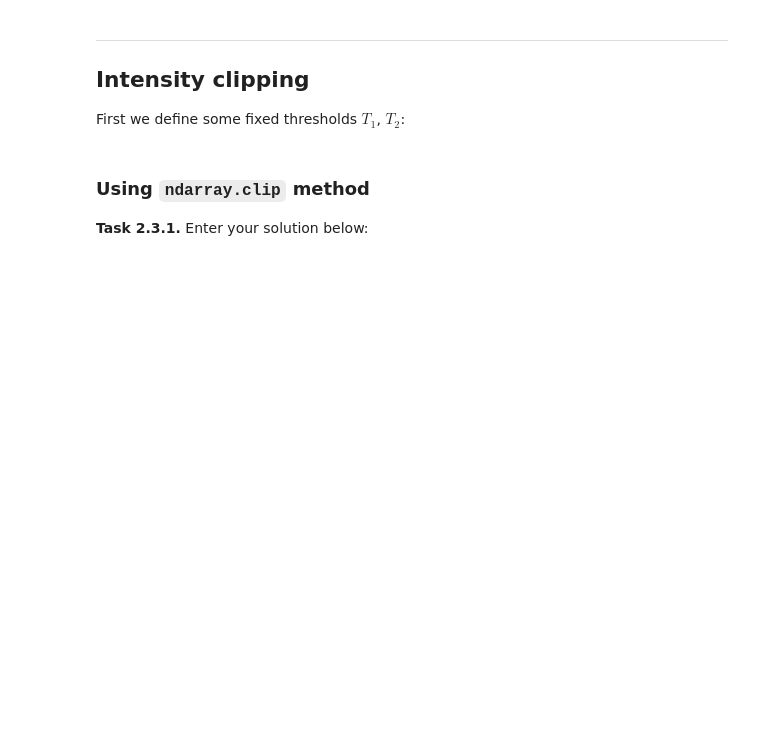
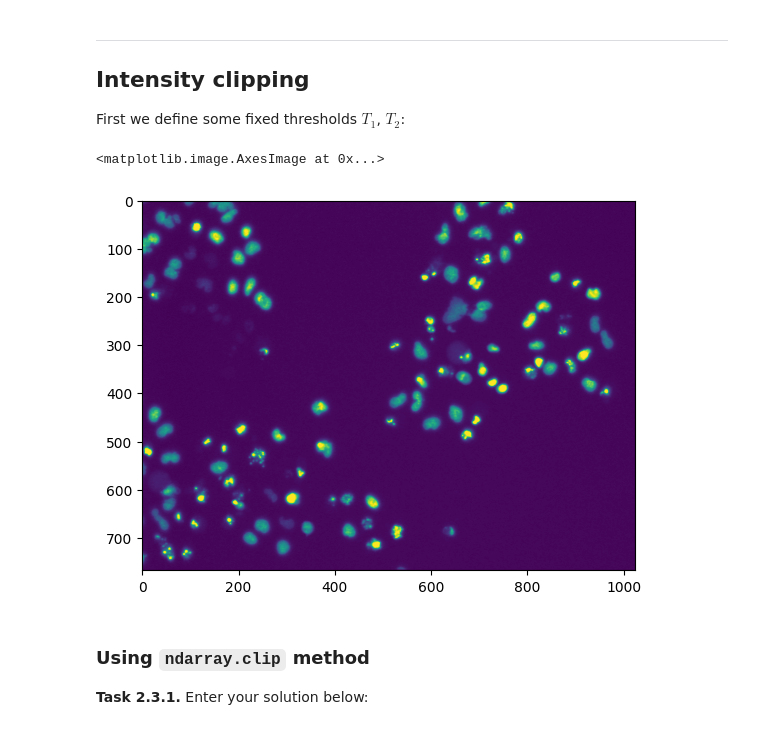
Before and after one commit to svenleukert/mobi-fs3-python, a Jupyter notebook: task2.ipynb, the cells around one changed output. Drawn from its saved outputs; the diff is of its cells as text; code cells hidden in the pictures; blank space fills up the shorter version.

```diff
--- a/task2.ipynb
+++ b/task2.ipynb
@@ -10,8 +10,7 @@ import matplotlib.pyplot as plt
 
 **<a id="#">Task 2.1.</a>** Enter your solution below:
 # %%
-import skimage.io
-img = skimage.io.imread('data/cells.png')
+img = plt.imread('data/cells.png')
 print('Image height: '+str(img.shape[0]))
 print('Image width: '+str(img.shape[1]))
 # %% [output]
@@ -51,3 +50,8 @@ T2 = 0.59
+# %%
+plt.imshow(img)
+# %% [output]
+<matplotlib.image.AxesImage at 0x...>
+[figure, added]
 # %% [markdown]
 ### Using `ndarray.clip` method
 
```
Also changed, not shown: parts of 4 cells of this notebook.
